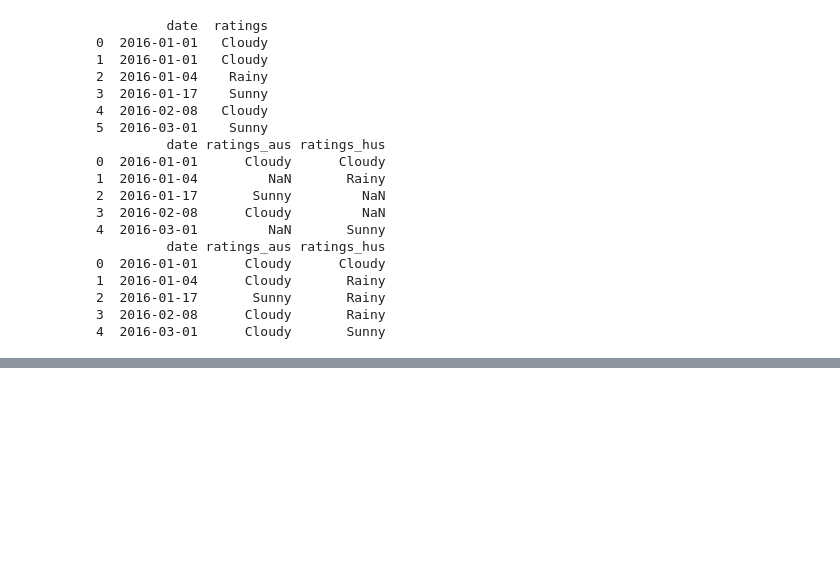
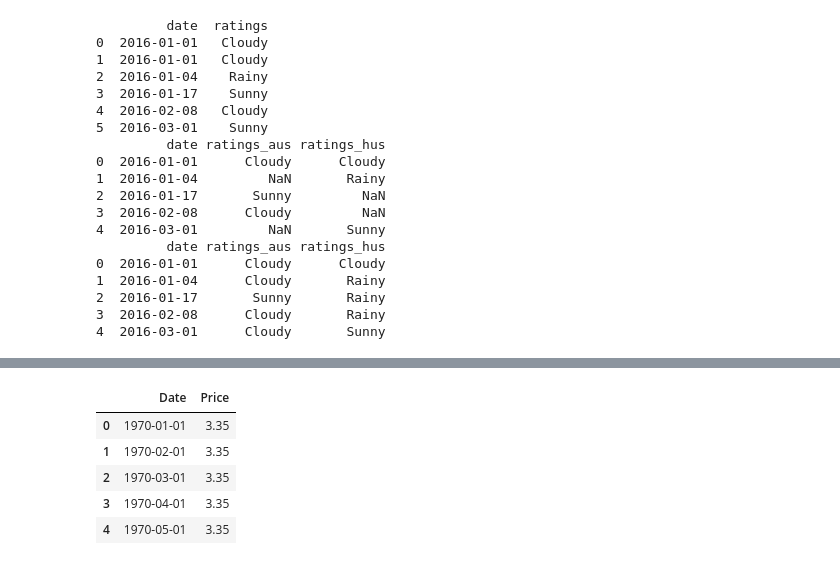
Before and after one commit to cyrsis/TensorflowPY36CPU, a Jupyter notebook: _1_PythonBasic/Pandas/MergingDataFramePandas.ipynb, the cells around one changed output, grey strips where cells are left out. Saved outputs shown, nothing was run; the diff lists cells and outputs as text; code cells hidden in the pictures; blank space fills up the shorter version.

```diff
--- a/_1_PythonBasic/Pandas/MergingDataFramePandas.ipynb
+++ b/_1_PythonBasic/Pandas/MergingDataFramePandas.ipynb
@@ -1304,0 +1334,10 @@ print(tx_weather_ffill)
+# %%
+
+oil.head()
+# %% [output]
+|  | Date | Price |
+| 0 | 1970-01-01 | 3.35 |
+| 1 | 1970-02-01 | 3.35 |
+| 2 | 1970-03-01 | 3.35 |
+| 3 | 1970-04-01 | 3.35 |
+| 4 | 1970-05-01 | 3.35 |
```
Also changed, not shown: parts of 19 cells of this notebook, 4 other files.
